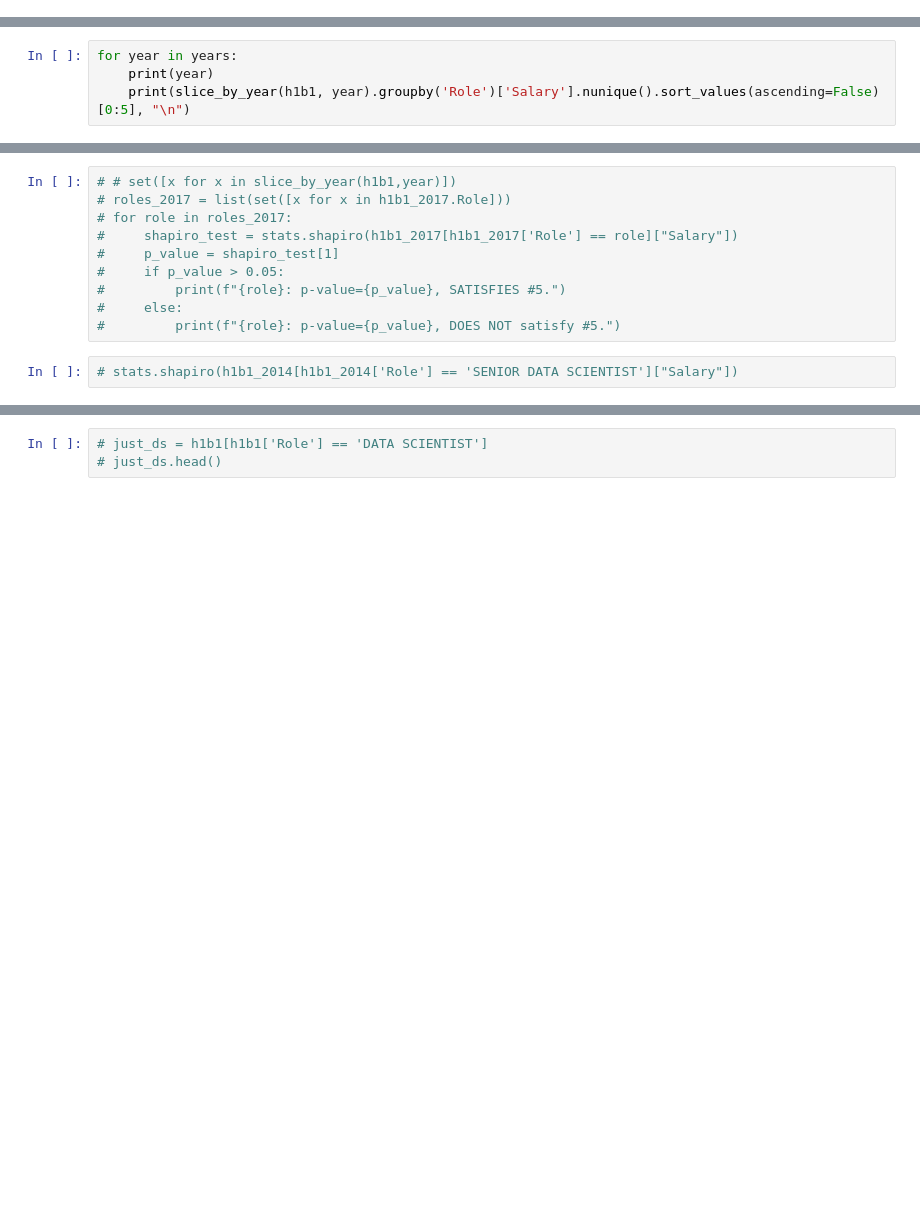
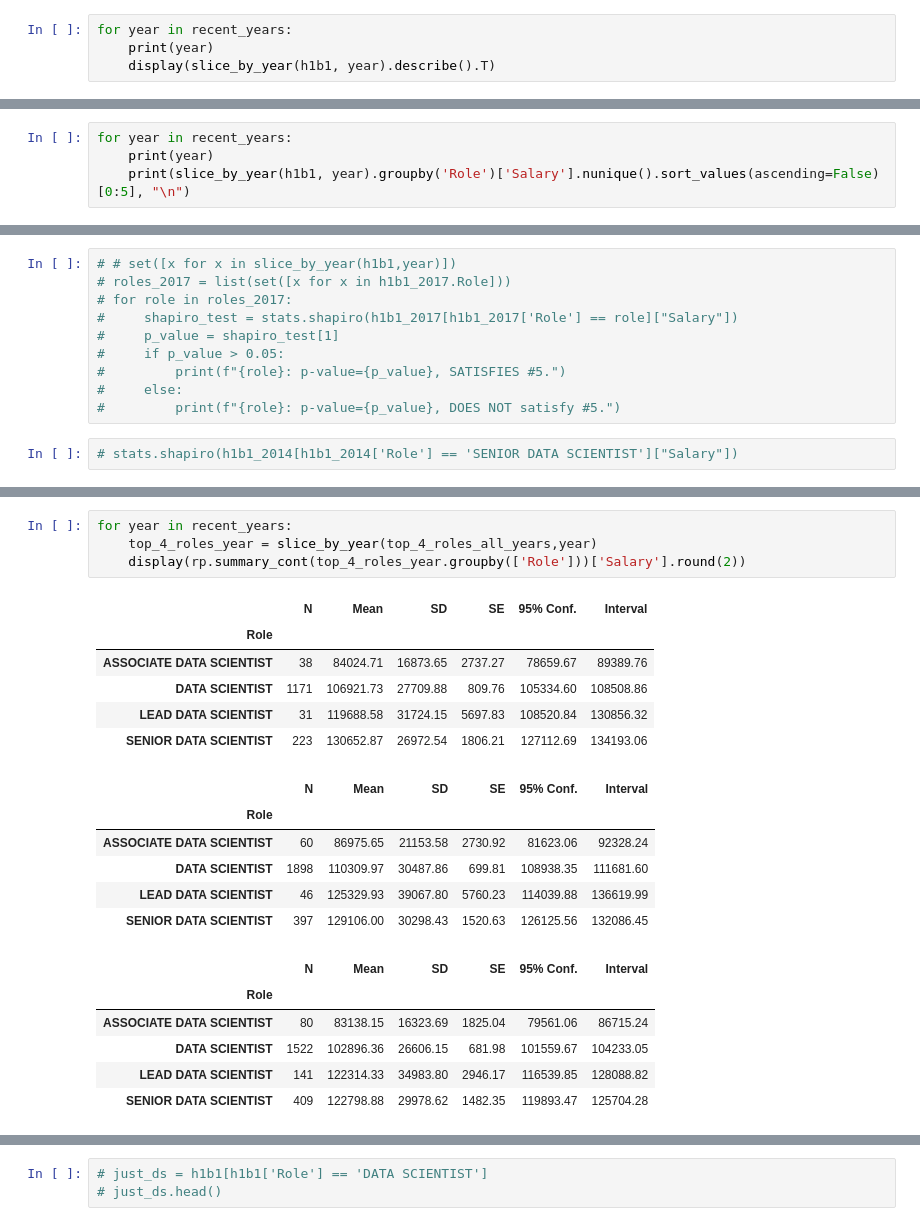
Before and after one commit to Jaboola9/Data_Scientist_Salaries_USA, a Jupyter notebook: ANOVA_testing.ipynb, the cells around one changed output, grey strips where cells are left out. Drawn from its saved outputs; the diff is of its cells as text; blank space fills up the shorter version.

```diff
--- a/ANOVA_testing.ipynb
+++ b/ANOVA_testing.ipynb
@@ -128,0 +132,4 @@ plt.show()
+# %%
+for year in recent_years:
+    print(year)
+    display(slice_by_year(h1b1, year).describe().T)
@@ -145,7 +166,7 @@ ASSOCIATE DATA SCIENTIST     118
 LEAD DATA SCIENTIST           94
 Name: Salary, dtype: int64
 # %%
-for year in years:
+for year in recent_years:
     print(year)
     print(slice_by_year(h1b1, year).groupby('Role')['Salary'].nunique().sort_values(ascending=False)[0:5], "\n")
 # %% [output]
@@ -199,0 +231,23 @@ len(h1b1)
+# %%
+for year in recent_years:
+    top_4_roles_year = slice_by_year(top_4_roles_all_years,year)
+    display(rp.summary_cont(top_4_roles_year.groupby(['Role']))['Salary'].round(2))
+# %% [output]
+|  | N | Mean | SD | SE | 95% Conf. | Interval |
+| Role |  |  |  |  |  |  |
+| ASSOCIATE DATA SCIENTIST | 38 | 84024.71 | 16873.65 | 2737.27 | 78659.67 | 89389.76 |
+| DATA SCIENTIST | 1171 | 106921.73 | 27709.88 | 809.76 | 105334.60 | 108508.86 |
+| LEAD DATA SCIENTIST | 31 | 119688.58 | 31724.15 | 5697.83 | 108520.84 | 130856.32 |
+| SENIOR DATA SCIENTIST | 223 | 130652.87 | 26972.54 | 1806.21 | 127112.69 | 134193.06 |
+|  | N | Mean | SD | SE | 95% Conf. | Interval |
+| Role |  |  |  |  |  |  |
+| ASSOCIATE DATA SCIENTIST | 60 | 86975.65 | 21153.58 | 2730.92 | 81623.06 | 92328.24 |
+| DATA SCIENTIST | 1898 | 110309.97 | 30487.86 | 699.81 | 108938.35 | 111681.60 |
+| LEAD DATA SCIENTIST | 46 | 125329.93 | 39067.80 | 5760.23 | 114039.88 | 136619.99 |
+| SENIOR DATA SCIENTIST | 397 | 129106.00 | 30298.43 | 1520.63 | 126125.56 | 132086.45 |
+|  | N | Mean | SD | SE | 95% Conf. | Interval |
+| Role |  |  |  |  |  |  |
+| ASSOCIATE DATA SCIENTIST | 80 | 83138.15 | 16323.69 | 1825.04 | 79561.06 | 86715.24 |
+| DATA SCIENTIST | 1522 | 102896.36 | 26606.15 | 681.98 | 101559.67 | 104233.05 |
+| LEAD DATA SCIENTIST | 141 | 122314.33 | 34983.80 | 2946.17 | 116539.85 | 128088.82 |
+| SENIOR DATA SCIENTIST | 409 | 122798.88 | 29978.62 | 1482.35 | 119893.47 | 125704.28 |
```
Also changed, not shown: parts of 45 cells of this notebook.
